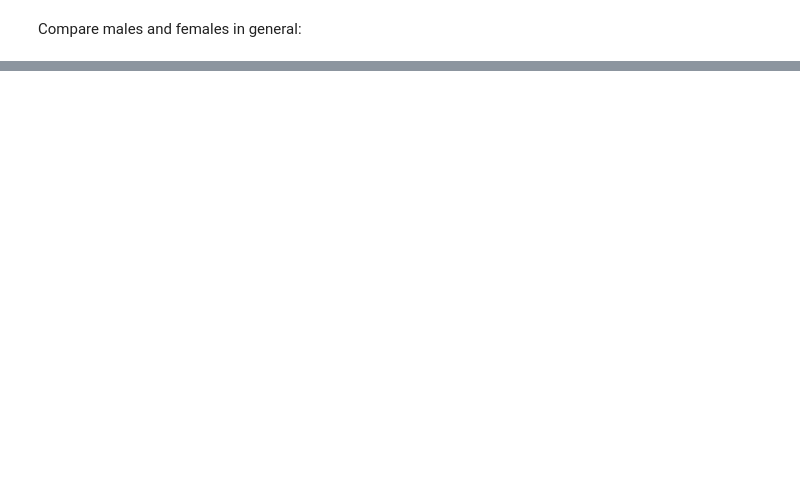
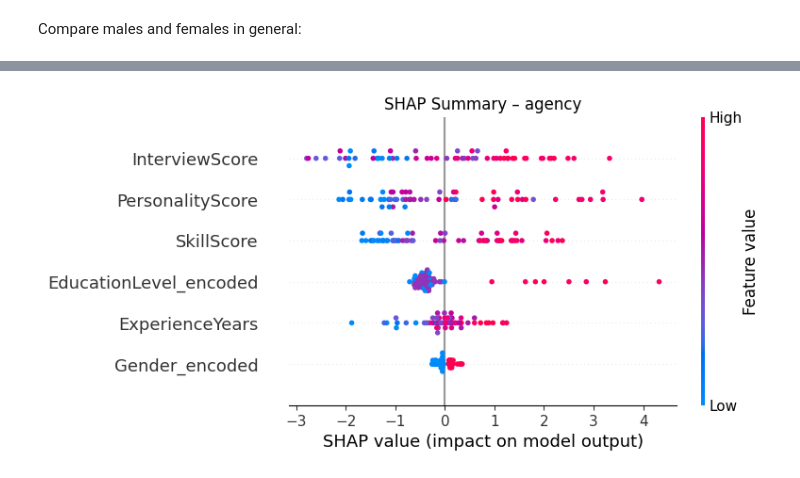
Before and after one commit to Klen03/ml_resume-analyzer, a Jupyter notebook: noteboooks/subset creation and analysis Ivan.ipynb, the cells around one changed output, grey strips where cells are left out. Cells and saved outputs as stored; diff of their text form; code cells hidden in the pictures; blank space fills up the shorter version.

```diff
--- a/noteboooks/subset creation and analysis Ivan.ipynb
+++ b/noteboooks/subset creation and analysis Ivan.ipynb
@@ -720,0 +943,19 @@ plt.show()
+# %%
+# 1. 构造 SHAP Explainer
+explainer = shap.Explainer(classifier, X_test)
+
+# 2. 计算 SHAP values
+shap_values = explainer(X_test)
+
+# 3. 绘制 summary plot
+shap.summary_plot(shap_values, X_test, show=False)
+plt.title("SHAP Summary – agency")
+plt.show()
+
+#save info
+# Male 子集训练与 SHAP
+classifier_male = classifier        # 保留 Male 模型
+X_test_male = X_test.copy()         # 保留 Male 测试集
+shap_values_male = shap.Explainer(classifier_male, X_test_male)(X_test_male)
+# %% [output]
+[figure, added]
```
Also changed, not shown: parts of 29 cells of this notebook, 3 other files.
